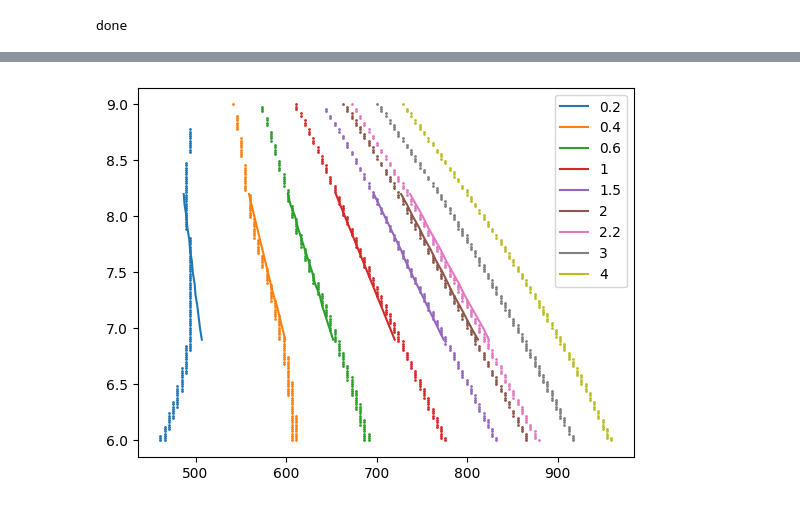
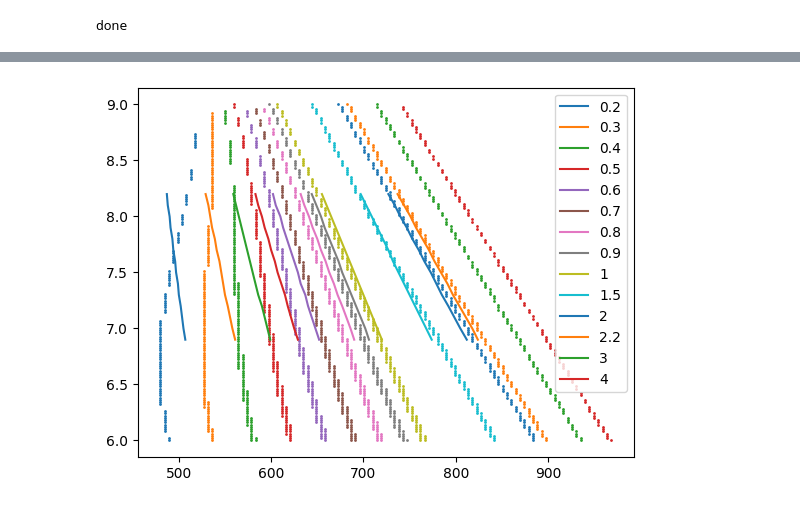
Before and after one commit to mzakharo/tubby, a Jupyter notebook: fc_model.ipynb, the cells around one changed output, grey strips where cells are left out. Saved outputs shown, nothing was run; the diff lists cells and outputs as text; code cells hidden in the pictures.

Commit message:
more data augmentation, new model

```diff
--- a/fc_model.ipynb
+++ b/fc_model.ipynb
@@ -102,24 +136,25 @@ dict_keys(['6.9', '7', '7.2', '7.3', '7.4', '7.5', '7.6', '7.7', '7.8', '7.9', '
 # %%
-import random
-lst = list(models.keys())
-train = random.sample(lst, k=round(len(lst) * 0.8))
-test = list(set(lst) - set(train))
+#import random
+#lst = list(models.keys())
+#train = random.sample(lst, k=round(len(lst) * 0.8))
+#test = list(set(lst) - set(train))
 
-train_dataset = pd.DataFrame()
-for v in train:
-    data = dataset[dataset['ph'] == float(v)]
-    train_dataset = pd.concat( (data, train_dataset))
+#train_dataset = pd.DataFrame()
+#for v in train:
+#    data = dataset[dataset['ph'] == float(v)]
+#    train_dataset = pd.concat( (data, train_dataset))
 
-test_dataset = pd.DataFrame()
-for v in test:
-    data = dataset[dataset['ph'] == float(v)]
-    test_dataset = pd.concat( (data, test_dataset))
+#test_dataset = pd.DataFrame()
+#for v in test:
+#    data = dataset[dataset['ph'] == float(v)]
+#    test_dataset = pd.concat( (data, test_dataset))
 
-train_dataset = train_dataset.sample(frac=1.0)
-test_dataset = test_dataset.sample(frac=1.0)
+#train_dataset = train_dataset.sample(frac=1.0)
+#test_dataset = test_dataset.sample(frac=1.0)
 
-#train_dataset = dataset.sample(frac=0.8)#, random_state=0)
-#test_dataset = dataset.drop(train_dataset.index) #dataset_orig # dataset.drop(train_dataset.index)
+
+train_dataset = dataset.sample(frac=0.8)#, random_state=0)
+test_dataset = dataset.drop(train_dataset.index)
 
 train_features = train_dataset.copy()
 train_labels = train_features.pop(TARGET)
@@ -268,19 +304,19 @@ for ph in phs:
 # %%
 ppms = df['ppm CL']
 
 #ppms = [2, 2.2, 2.5]
 
-ppms = [0.2, 0.4, 0.6, 1, 1.5, 2, 2.2, 3, 4]
+ppms = [0.2, 0.3, 0.4, 0.5, 0.6, 0.7, 0.8, 0.9, 1, 1.5, 2, 2.2, 3, 4]
 plt.figure()
 for ppm in ppms:
     data =dataset_orig.loc[dataset_orig['fc'] == ppm]
     plt.plot(data[['orp']], data[[ 'ph']], label=str(ppm))
     predictions = vals0[vals0['ppm'].between(ppm*0.98, ppm*1.02)]
     plt.scatter(predictions['orp'], predictions['ph'], s=1)
 plt.legend(loc="upper right")
 plt.show()
 # %% [output]
-[figure, old version]
+[figure, new version]
 # %%
 for key in [6, 6.5, 7, 7.5, 7.7, 8.0]:
     ph = np.array([key] * len(sample_xs))
```
Also changed, not shown: parts of 10 cells of this notebook, 2 other files.
